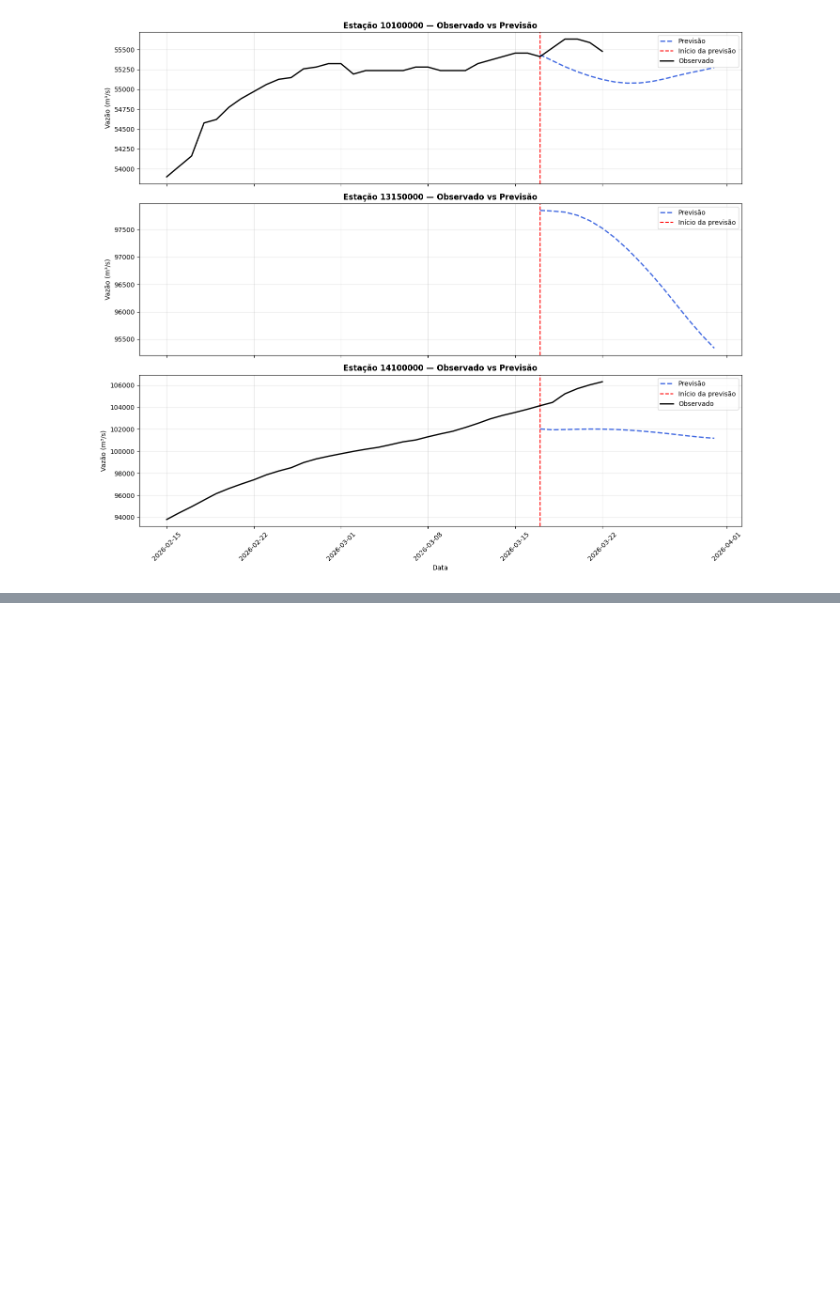
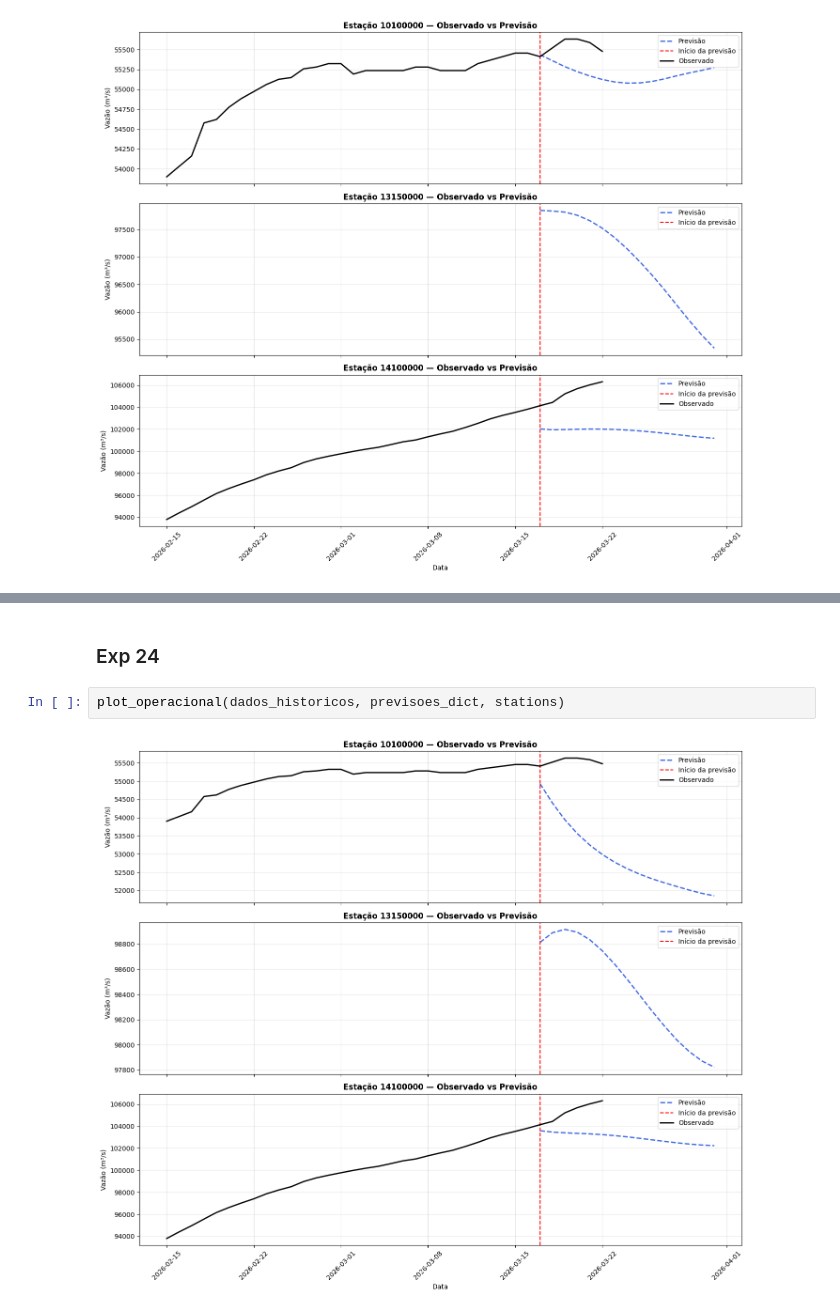
Before and after one commit to emilyamn/LSTM_Model_Amazon_Basins, a Jupyter notebook: notebooks/05_comparing_operational_predictions_observed.ipynb, the cells around one changed output, grey strips where cells are left out. Saved outputs shown, nothing was run; the diff lists cells and outputs as text; blank space fills up the shorter version.

```diff
--- a/notebooks/05_comparing_operational_predictions_observed.ipynb
+++ b/notebooks/05_comparing_operational_predictions_observed.ipynb
@@ -346,0 +366,6 @@ plot_operacional(dados_historicos, previsoes_dict, stations)
+# %% [markdown]
+### Exp 24
+# %%
+plot_operacional(dados_historicos, previsoes_dict, stations)
+# %% [output]
+[figure, added]
```
Also changed, not shown: parts of 12 cells of this notebook.
